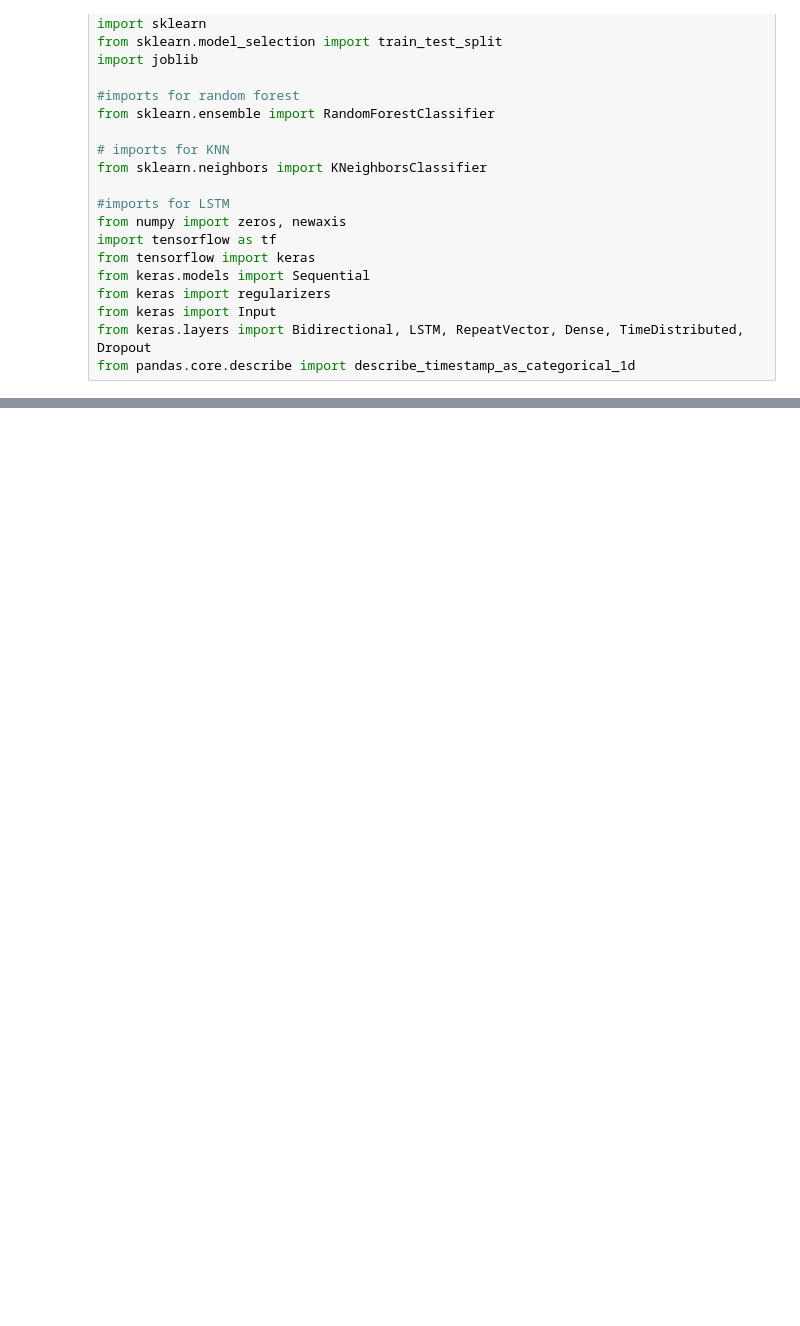
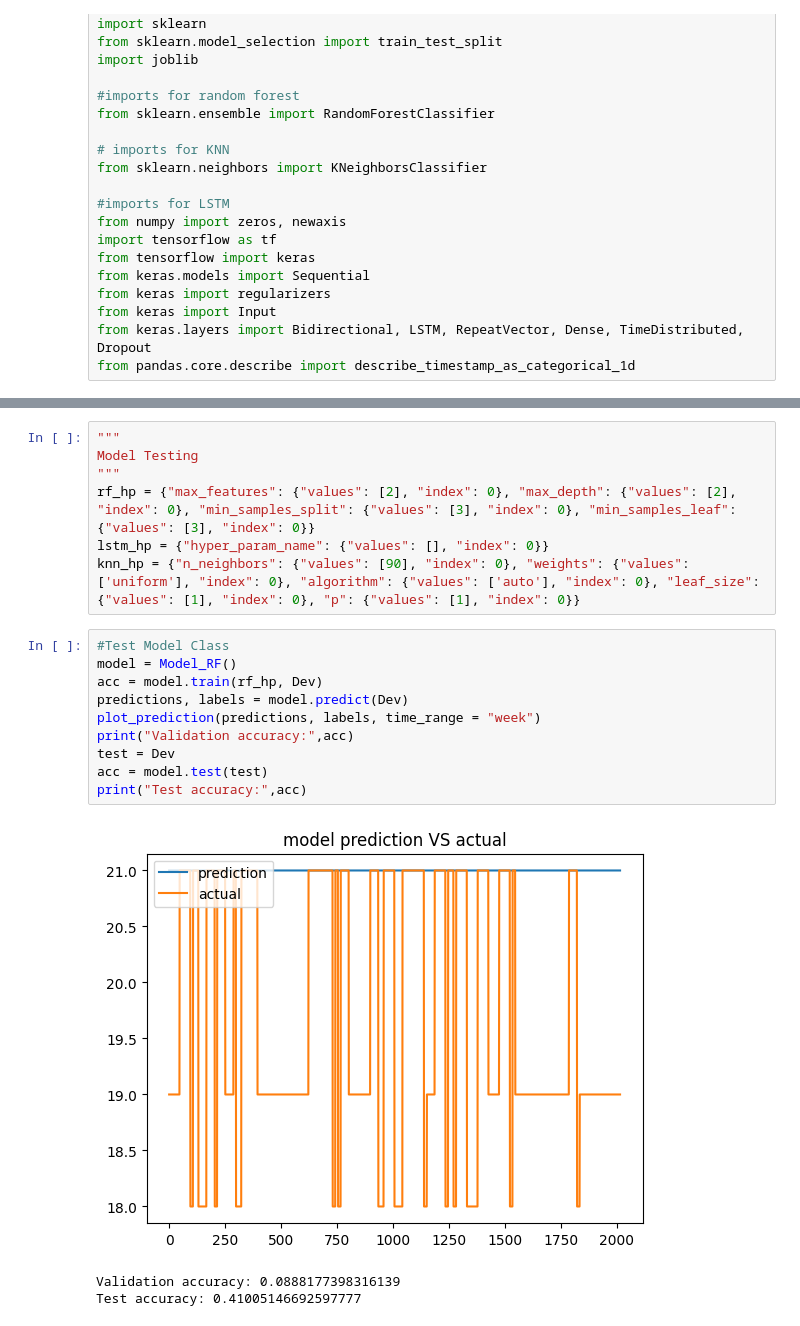
Before and after one commit to shef4/fireflyai, a Jupyter notebook: Thermoflyai_model_training.ipynb, the cells around one changed output, grey strips where cells are left out. Drawn from its saved outputs; the diff is of its cells as text; blank space fills up the shorter version.

```diff
--- a/Thermoflyai_model_training.ipynb
+++ b/Thermoflyai_model_training.ipynb
@@ -1021,0 +612,21 @@ print("Accuracy: %.2f%%" % (accuracy * 100.0))
+# %%
+"""
+Model Testing
+"""
+rf_hp = {"max_features": {"values": [2], "index": 0}, "max_depth": {"values": [2], "index": 0}, "min_samples_split": {"values": [3], "index": 0}, "min_samples_leaf": {"values": [3], "index": 0}}
+lstm_hp = {"hyper_param_name": {"values": [], "index": 0}}
+knn_hp = {"n_neighbors": {"values": [90], "index": 0}, "weights": {"values": ['uniform'], "index": 0}, "algorithm": {"values": ['auto'], "index": 0}, "leaf_size": {"values": [1], "index": 0}, "p": {"values": [1], "index": 0}}
+# %%
+#Test Model Class
+model = Model_RF()
+acc = model.train(rf_hp, Dev)
+predictions, labels = model.predict(Dev)
+plot_prediction(predictions, labels, time_range = "week")
+print("Validation accuracy:",acc)
+test = Dev
+acc = model.test(test)
+print("Test accuracy:",acc)
+# %% [output]
+[figure, added]
+Validation accuracy: 0.0888177398316139
+Test accuracy: 0.41005146692597777
```
Also changed, not shown: parts of 39 cells of this notebook.
